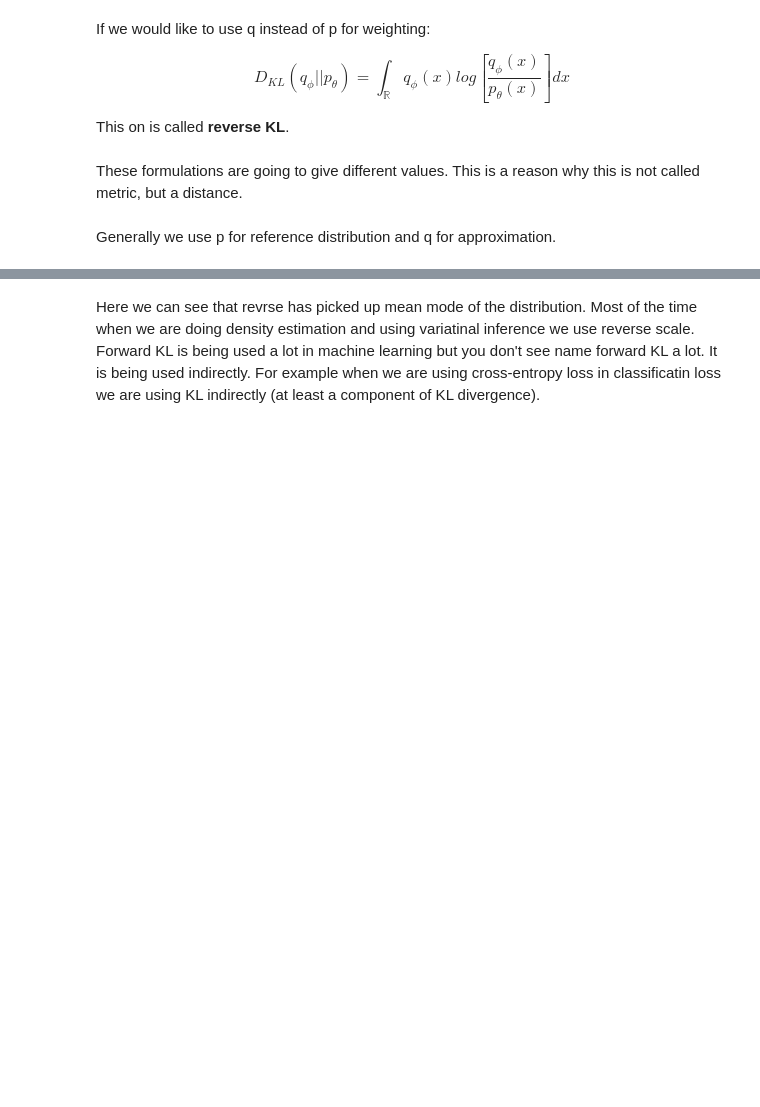
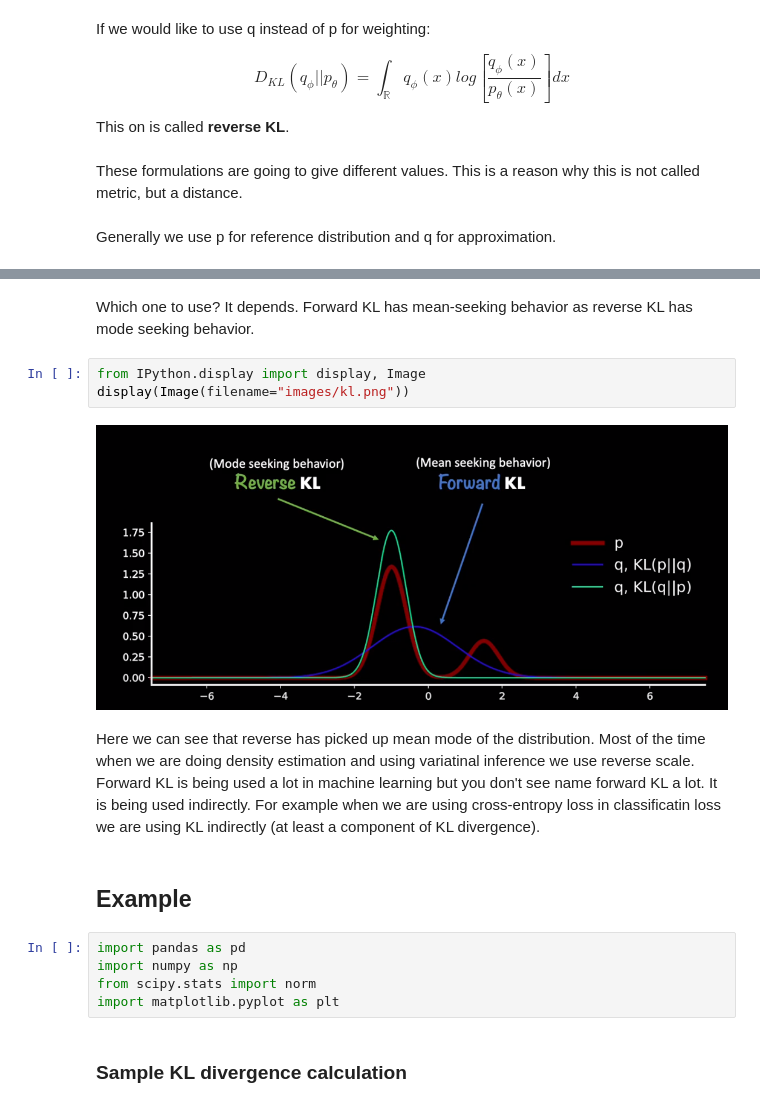
Before and after one commit to RRisto/learning, a Jupyter notebook: bayesian_analysis/kl_divergence.ipynb, the cells around one changed output, grey strips where cells are left out. Saved outputs shown, nothing was run; the diff lists cells and outputs as text; blank space fills up the shorter version.

Commit message:
kl divergence

```diff
--- a/bayesian_analysis/kl_divergence.ipynb
+++ b/bayesian_analysis/kl_divergence.ipynb
@@ -89,2 +85,18 @@ Which one to use? It depends. Forward KL has mean-seeking behavior as reverse KL
+# %% [markdown]
+Which one to use? It depends. Forward KL has mean-seeking behavior as reverse KL has mode seeking behavior.
+# %%
+from IPython.display import display, Image
+display(Image(filename="images/kl.png"))
+# %% [output]
+[figure, added]
 # %% [markdown]
-Here we can see that revrse has picked up mean mode of the distribution. Most of the time when we are doing density estimation and using variatinal inference we use reverse scale. Forward KL is being used a lot in machine learning but you don't see name forward KL a lot. It is being used indirectly. For example when we are using cross-entropy loss in classificatin loss we are using KL indirectly (at least a  component of KL divergence).
+Here we can see that reverse has picked up mean mode of the distribution. Most of the time when we are doing density estimation and using variatinal inference we use reverse scale. Forward KL is being used a lot in machine learning but you don't see name forward KL a lot. It is being used indirectly. For example when we are using cross-entropy loss in classificatin loss we are using KL indirectly (at least a  component of KL divergence).
+# %% [markdown]
+## Example
+# %%
+import pandas as pd
+import numpy as np
+from scipy.stats import norm
+import matplotlib.pyplot as plt
+# %% [markdown]
+### Sample KL divergence calculation
```
Also changed, not shown: parts of 15 cells of this notebook, 2 other files.
